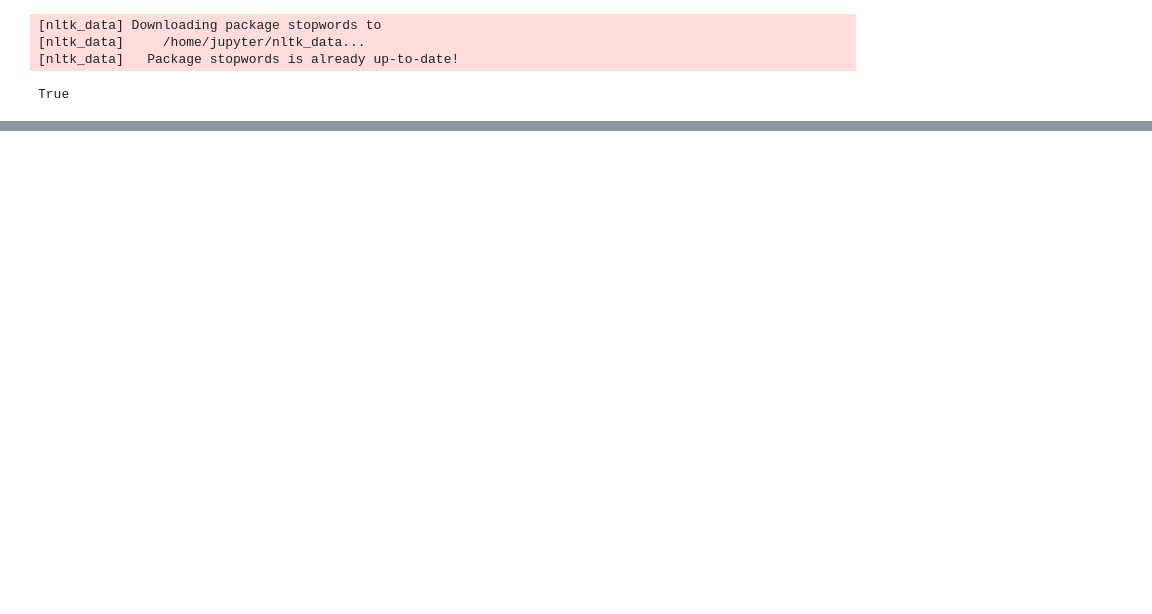
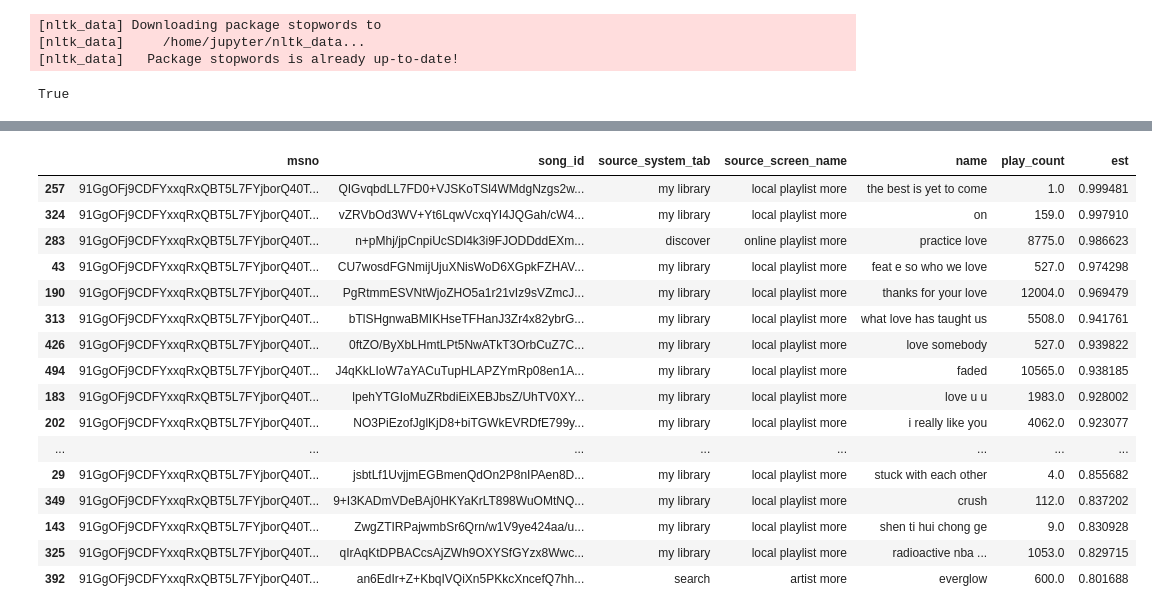
Before and after one commit to SauryStand/hybrid-recommender, a Jupyter notebook: music/hybrid_recommend.ipynb, the cells around one changed output, grey strips where cells are left out. Saved outputs shown, nothing was run; the diff lists cells and outputs as text; code cells hidden in the pictures; blank space fills up the shorter version.

Commit message:
update model

```diff
--- a/music/hybrid_recommend.ipynb
+++ b/music/hybrid_recommend.ipynb
@@ -92,0 +274,9 @@ test_features['composer_x'] = test_features.composer_x.apply(lambda x: keepwords
+# %%
+def remove_blank(recom):
+    res = dict()
+    for r in recom:
+        for i, v in r.items():
+            temp = ' '.join(v.split())
+            if temp != '':
+                res[i] = temp
+    return res
@@ -92,0 +365,2 @@ test_features['composer_x'] = test_features.composer_x.apply(lambda x: keepwords
+# %%
+gbm = lgb.Booster(model_file='model.txt')
@@ -92,0 +407,25 @@ test_features['composer_x'] = test_features.composer_x.apply(lambda x: keepwords
+# %%
+movies = hybrid("91GgOFj9CDFYxxqRxQBT5L7FYjborQ40TReKAqpfQrs=",'my love')
+# %%
+recom = movies[['msno', 'song_id', 'source_system_tab', 'source_screen_name', 'name', 'play_count', 'est']]
+recom = recom.sort_values('est', ascending=False)
+# %%
+recom.head(20)
+# %% [output]
+|  | msno | song_id | source_system_tab | source_screen_name | name | play_count | est |
+| 257 | 91GgOFj9CDFYxxqRxQBT5L7FYjborQ40T... | QIGvqbdLL7FD0+VJSKoTSl4WMdgNzgs2w... | my library | local playlist more | the best is yet to come | 1.0 | 0.999481 |
+| 324 | 91GgOFj9CDFYxxqRxQBT5L7FYjborQ40T... | vZRVbOd3WV+Yt6LqwVcxqYI4JQGah/cW4... | my library | local playlist more | on | 159.0 | 0.997910 |
+| 283 | 91GgOFj9CDFYxxqRxQBT5L7FYjborQ40T... | n+pMhj/jpCnpiUcSDl4k3i9FJODDddEXm... | discover | online playlist more | practice love | 8775.0 | 0.986623 |
+| 43 | 91GgOFj9CDFYxxqRxQBT5L7FYjborQ40T... | CU7wosdFGNmijUjuXNisWoD6XGpkFZHAV... | my library | local playlist more | feat e so who we love | 527.0 | 0.974298 |
+| 190 | 91GgOFj9CDFYxxqRxQBT5L7FYjborQ40T... | PgRtmmESVNtWjoZHO5a1r21vIz9sVZmcJ... | my library | local playlist more | thanks for your love | 12004.0 | 0.969479 |
+| 313 | 91GgOFj9CDFYxxqRxQBT5L7FYjborQ40T... | bTlSHgnwaBMIKHseTFHanJ3Zr4x82ybrG... | my library | local playlist more | what love has taught us | 5508.0 | 0.941761 |
+| 426 | 91GgOFj9CDFYxxqRxQBT5L7FYjborQ40T... | 0ftZO/ByXbLHmtLPt5NwATkT3OrbCuZ7C... | my library | local playlist more | love somebody | 527.0 | 0.939822 |
+| 494 | 91GgOFj9CDFYxxqRxQBT5L7FYjborQ40T... | J4qKkLIoW7aYACuTupHLAPZYmRp08en1A... | my library | local playlist more | faded | 10565.0 | 0.938185 |
+| 183 | 91GgOFj9CDFYxxqRxQBT5L7FYjborQ40T... | lpehYTGIoMuZRbdiEiXEBJbsZ/UhTV0XY... | my library | local playlist more | love u u | 1983.0 | 0.928002 |
+| 202 | 91GgOFj9CDFYxxqRxQBT5L7FYjborQ40T... | NO3PiEzofJglKjD8+biTGWkEVRDfE799y... | my library | local playlist more | i really like you | 4062.0 | 0.923077 |
+| ... | ... | ... | ... | ... | ... | ... | ... |
+| 29 | 91GgOFj9CDFYxxqRxQBT5L7FYjborQ40T... | jsbtLf1UvjjmEGBmenQdOn2P8nIPAen8D... | my library | local playlist more | stuck with each other | 4.0 | 0.855682 |
+| 349 | 91GgOFj9CDFYxxqRxQBT5L7FYjborQ40T... | 9+I3KADmVDeBAj0HKYaKrLT898WuOMtNQ... | my library | local playlist more | crush | 112.0 | 0.837202 |
+| 143 | 91GgOFj9CDFYxxqRxQBT5L7FYjborQ40T... | ZwgZTIRPajwmbSr6Qrn/w1V9ye424aa/u... | my library | local playlist more | shen ti hui chong ge | 9.0 | 0.830928 |
+| 325 | 91GgOFj9CDFYxxqRxQBT5L7FYjborQ40T... | qIrAqKtDPBACcsAjZWh9OXYSfGYzx8Wwc... | my library | local playlist more | radioactive nba ... | 1053.0 | 0.829715 |
+| 392 | 91GgOFj9CDFYxxqRxQBT5L7FYjborQ40T... | an6EdIr+Z+KbqIVQiXn5PKkcXncefQ7hh... | search | artist more | everglow | 600.0 | 0.801688 |
```
Also changed, not shown: parts of 29 cells of this notebook.
